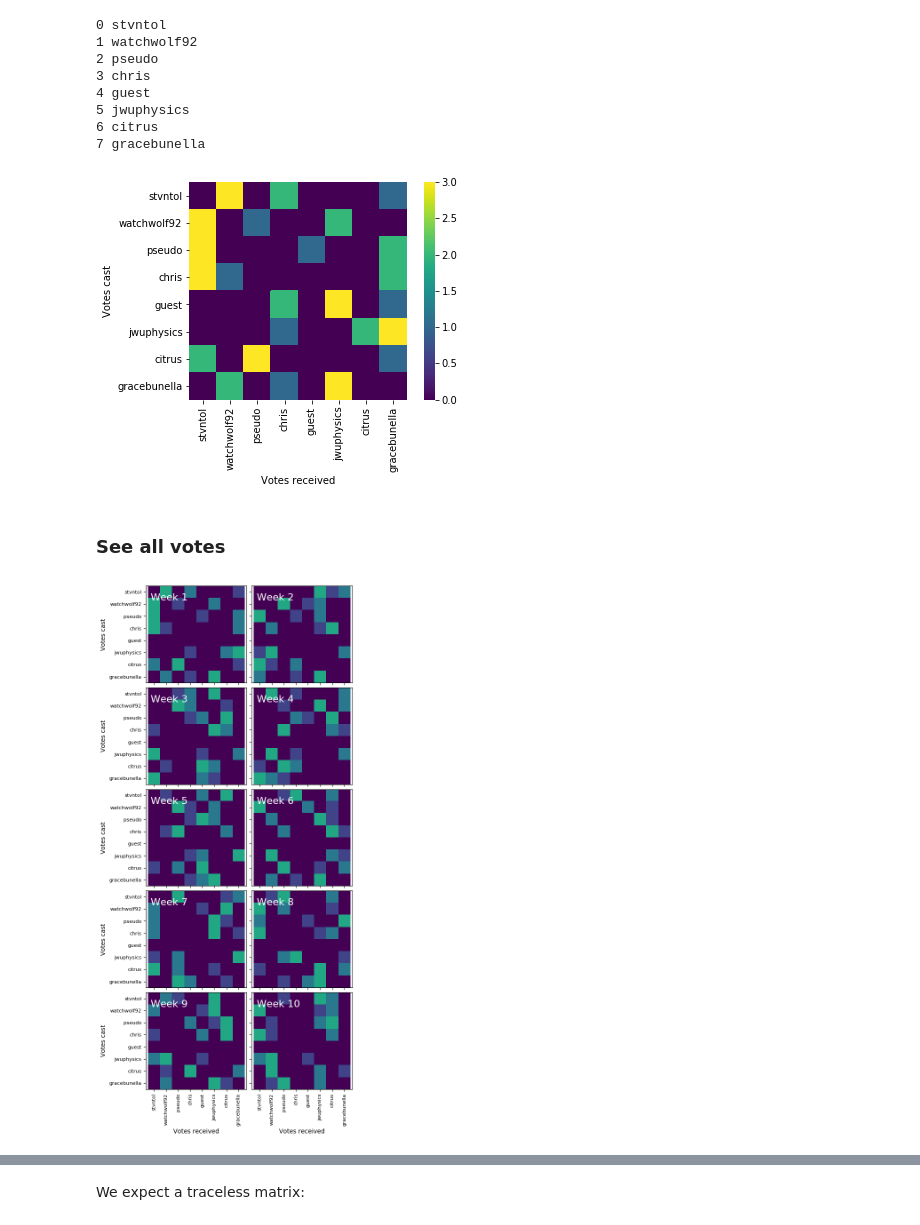
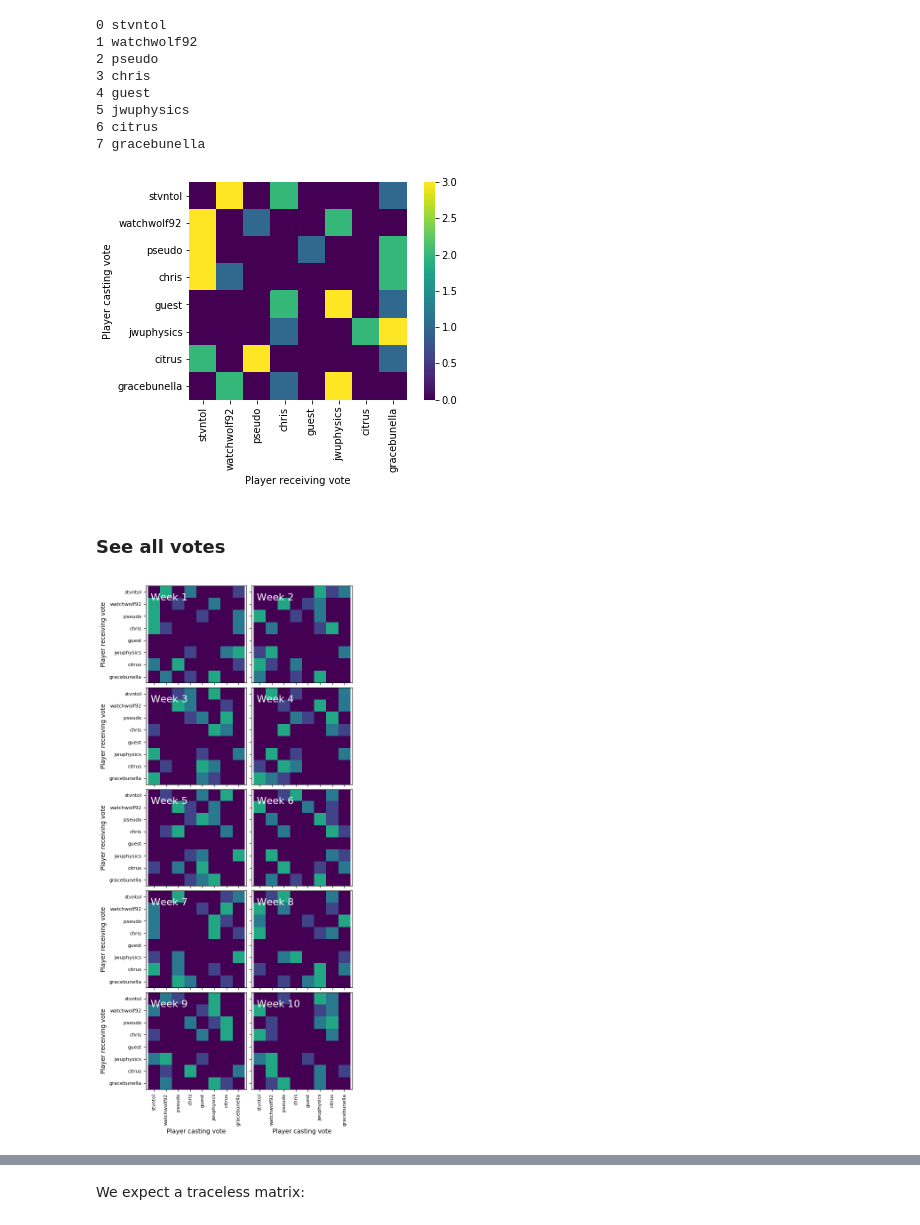
Before and after one commit to jwuphysics/musicshare-game, a Jupyter notebook: notebook/Exploratory data analysis on Season 2 results.ipynb, the cells around one changed output, grey strips where cells are left out. Saved outputs shown, nothing was run; the diff lists cells and outputs as text; code cells hidden in the pictures.

```diff
--- a/notebook/Exploratory data analysis on Season 2 results.ipynb
+++ b/notebook/Exploratory data analysis on Season 2 results.ipynb
@@ -102,10 +106,10 @@ for player, [votegold, votesilver, votebronze] in df.iterrows():
     vote_matrix[player_id, votebronze-1] += 1
 # %%
 sns.heatmap(vote_matrix, xticklabels=players, yticklabels=players, square=True, cmap='viridis')
-plt.xlabel('Votes received')
-plt.ylabel('Votes cast');
+plt.xlabel('Player receiving vote')
+plt.ylabel('Player casting vote');
 # %% [output]
-[figure, old version]
+[figure, new version]
 # %% [markdown]
 ### See all votes
 # %%
@@ -166,27 +170,27 @@ for k in range(num_weeks):
 # %%
 num_rows = 5
 num_cols = 2
 
 fig, axes = plt.subplots(num_rows, num_cols, sharex=True, sharey=True, figsize=(3*num_cols, 3*num_rows), dpi=100)
 
 for k, [vote_matrix, ax] in enumerate(zip(vote_array, axes.flat)):
     ax.imshow(vote_matrix, cmap='viridis', vmax=5)
 
     if k % num_cols == 0:
-        ax.set_ylabel('Votes cast')
+        ax.set_ylabel('Player receiving vote')
         ax.set_yticks(range(num_players))
         ax.set_yticklabels(players, fontsize=8)
     if k // num_cols == num_rows - 1:
-        ax.set_xlabel('Votes received')
+        ax.set_xlabel('Player casting vote')
         ax.set_xticks(range(num_players))
         ax.set_xticklabels(players, rotation=90, fontsize=8)
 
     # label
     ax.text(0.05, 0.85, 'Week {}'.format(k+1), fontsize=16, color='white', transform=ax.transAxes)
 
 fig.subplots_adjust(hspace=0.05, wspace=0.05)
 # %% [output]
-[figure, old version]
+[figure, new version]
 # %%
 # total score
 summed_votes = np.sum(vote_array, axis=0)
```
Also changed, not shown: parts of 17 cells of this notebook.
